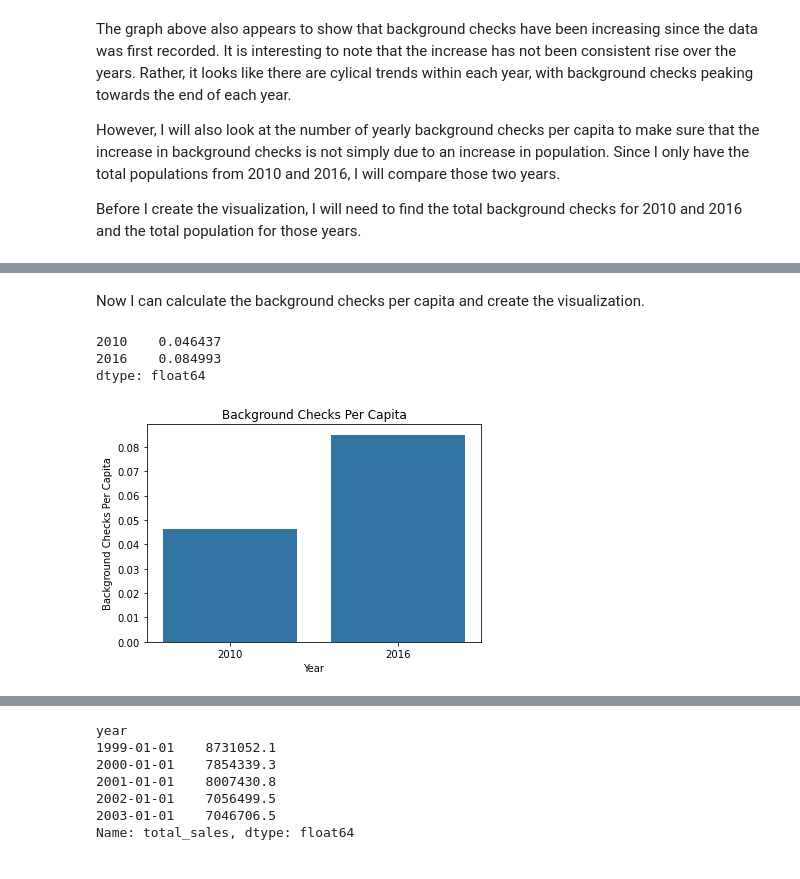
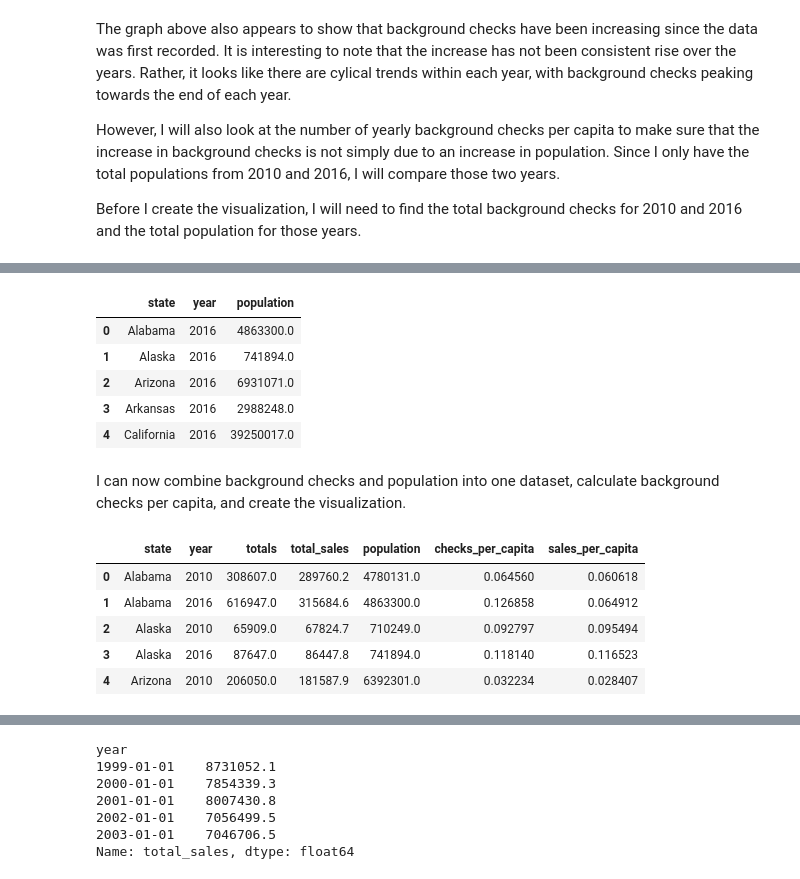
Before and after one commit to evanchen13/gun-census, a Jupyter notebook: gun-census.ipynb, the cells around one changed output, grey strips where cells are left out. Saved outputs shown, nothing was run; the diff lists cells and outputs as text; code cells hidden in the pictures.

```diff
--- a/gun-census.ipynb
+++ b/gun-census.ipynb
@@ -672,15 +658,27 @@ def compare_2010_2016(col):
+# %%
+population = census_df[['state', 'population_2016', 'population_2010']]
+# unpivot the data
+population = pd.melt(population, id_vars='state', var_name='year', value_name='population')
+population['year'] = population['year'].str[-4:].astype(int)
+population.head()
+# %% [output]
+|  | state | year | population |
+| 0 | Alabama | 2016 | 4863300.0 |
+| 1 | Alaska | 2016 | 741894.0 |
+| 2 | Arizona | 2016 | 6931071.0 |
+| 3 | Arkansas | 2016 | 2988248.0 |
+| 4 | California | 2016 | 39250017.0 |
 # %% [markdown]
-Now I can calculate the background checks per capita and create the visualization.
+I can now combine background checks and population into one dataset, calculate background checks per capita, and create the visualization.
-# %%
-checks_per_capita_10_16 = compare_2010_2016('totals')
-checks_per_capita_10_16
-# %% [output]
-2010    0.046437
-2016    0.084993
-dtype: float64
-# %%
-base_color = sb.color_palette()[0]
-sb.barplot(x=checks_per_capita_10_16.index, y=checks_per_capita_10_16, color=base_color)
-plot_labels('Background Checks Per Capita', 'Year', 'Background Checks Per Capita');
-# %% [output]
-[figure, removed]
+# %%
+per_capita = gun_totals_sales.merge(population, how='inner', on=['state', 'year'])
+per_capita['checks_per_capita'] = per_capita['totals']/per_capita['population']
+per_capita['sales_per_capita'] = per_capita['total_sales']/per_capita['population']
+per_capita.head()
+# %% [output]
+|  | state | year | totals | total_sales | population | checks_per_capita | sales_per_capita |
+| 0 | Alabama | 2010 | 308607.0 | 289760.2 | 4780131.0 | 0.064560 | 0.060618 |
+| 1 | Alabama | 2016 | 616947.0 | 315684.6 | 4863300.0 | 0.126858 | 0.064912 |
+| 2 | Alaska | 2010 | 65909.0 | 67824.7 | 710249.0 | 0.092797 | 0.095494 |
+| 3 | Alaska | 2016 | 87647.0 | 86447.8 | 741894.0 | 0.118140 | 0.116523 |
+| 4 | Arizona | 2010 | 206050.0 | 181587.9 | 6392301.0 | 0.032234 | 0.028407 |
```
Also changed, not shown: parts of 24 cells of this notebook.
